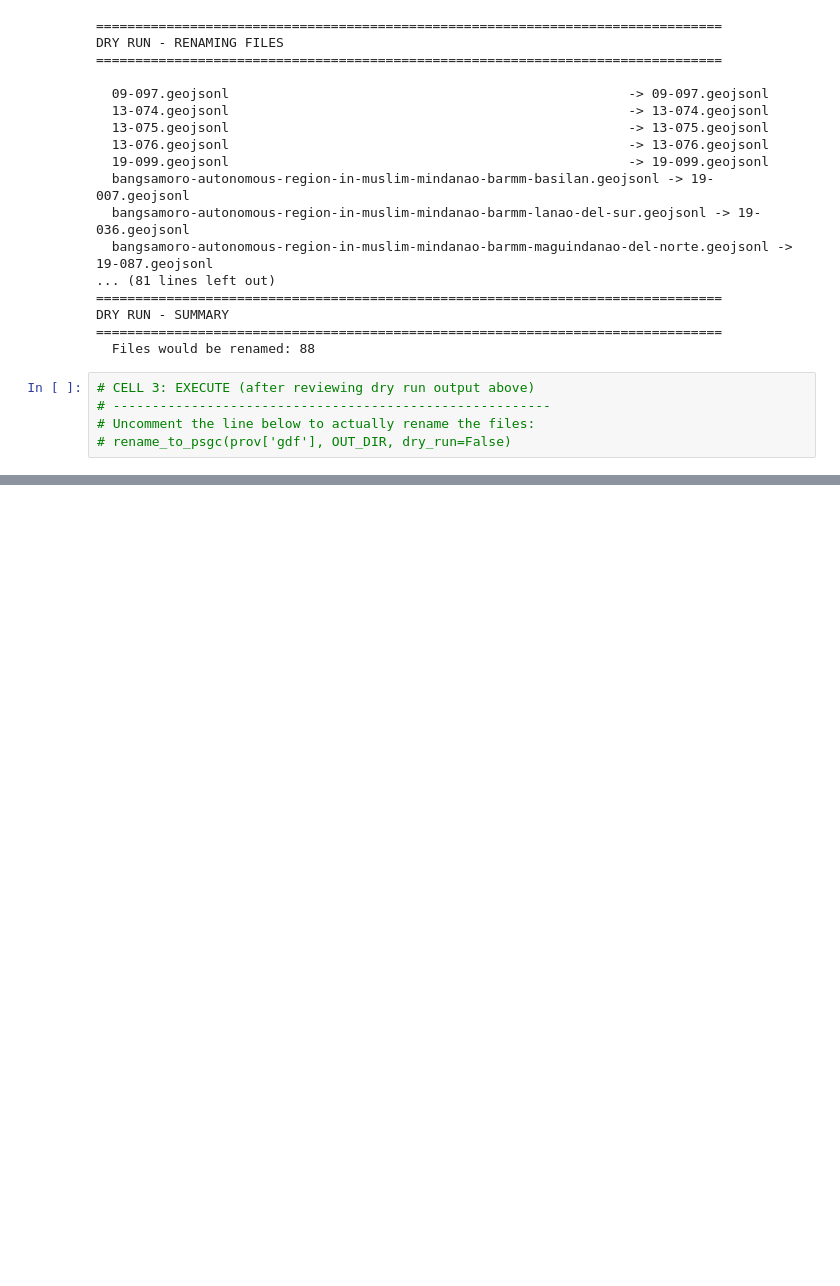
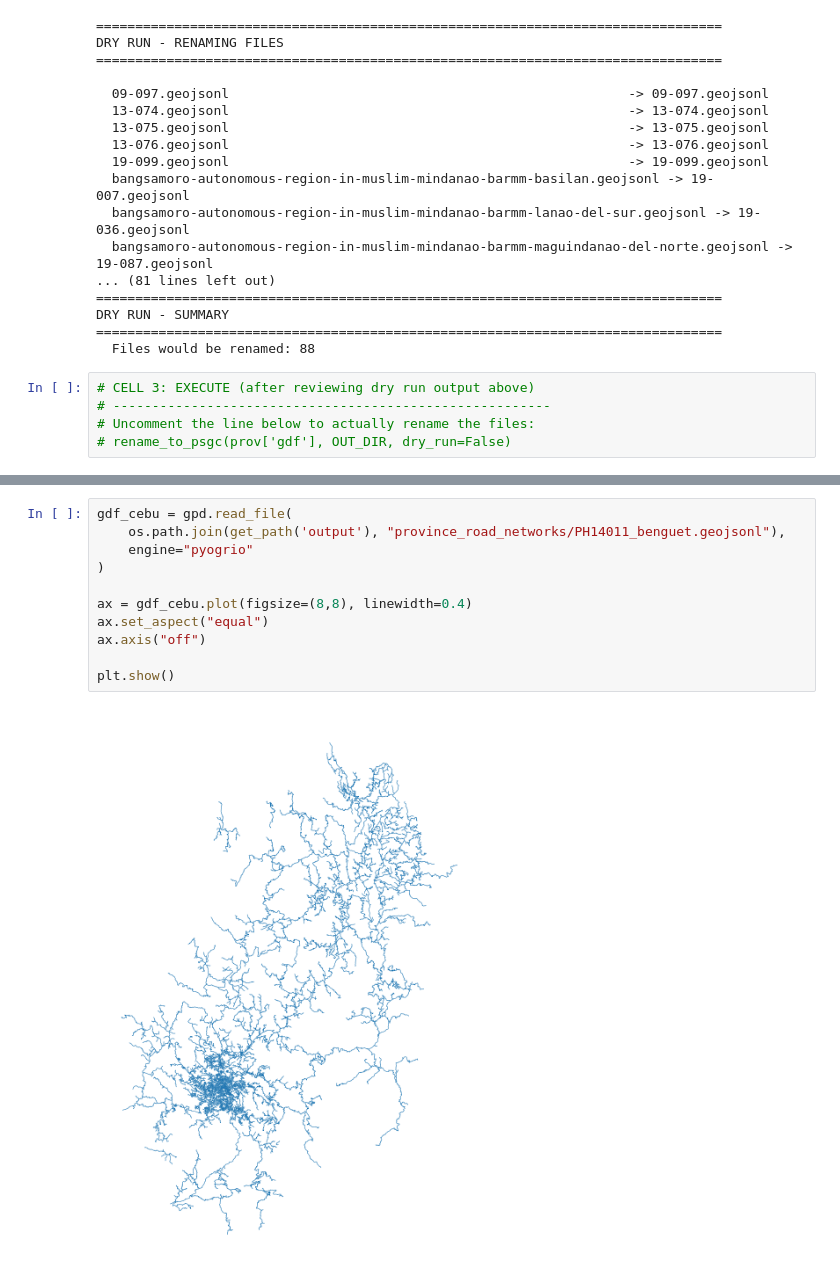
Before and after one commit to cair-philippines/project_paaral, a Jupyter notebook: notebooks/0.4-get-road-networks-v2.ipynb, the cells around one changed output, grey strips where cells are left out. Saved outputs shown, nothing was run; the diff lists cells and outputs as text; blank space fills up the shorter version.

```diff
--- a/notebooks/0.4-get-road-networks-v2.ipynb
+++ b/notebooks/0.4-get-road-networks-v2.ipynb
@@ -649,0 +806,13 @@ DRY RUN - SUMMARY
+# %%
+gdf_cebu = gpd.read_file(
+    os.path.join(get_path('output'), "province_road_networks/PH14011_benguet.geojsonl"),
+    engine="pyogrio"
+)
+
+ax = gdf_cebu.plot(figsize=(8,8), linewidth=0.4)
+ax.set_aspect("equal")
+ax.axis("off")
+
+plt.show()
+# %% [output]
+[figure, added]
```
Also changed, not shown: parts of 16 cells of this notebook.
